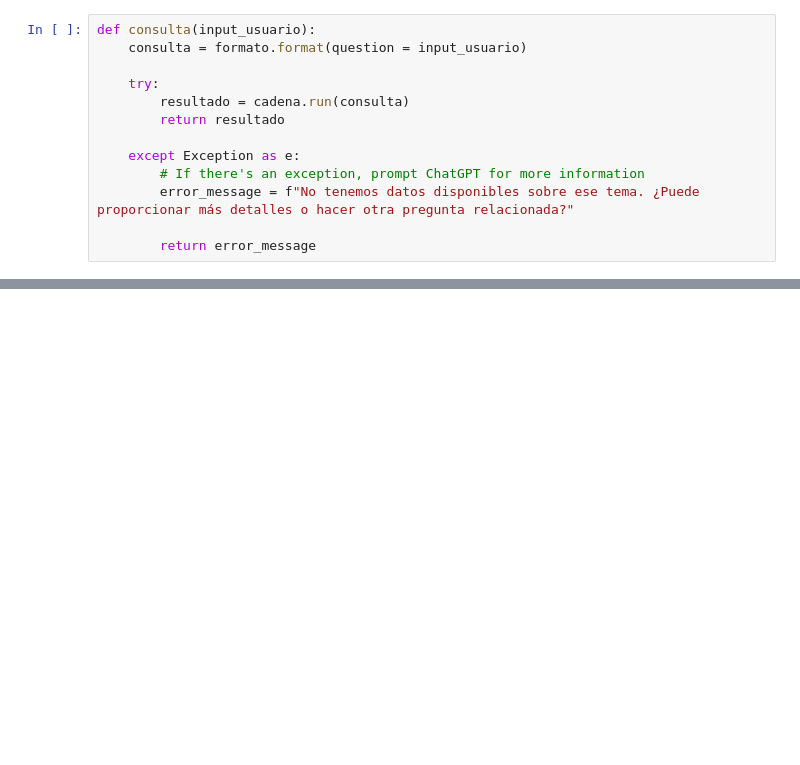
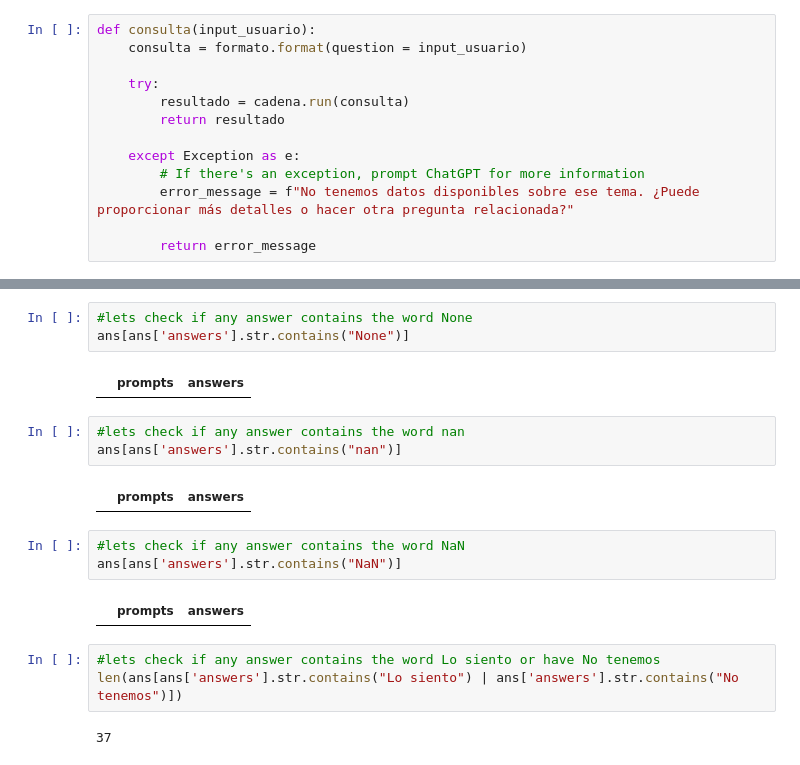
Before and after one commit to despinoza119/streamlit_deploy_app, a Jupyter notebook: testing/AgiaImpactTesting.ipynb, the cells around one changed output, grey strips where cells are left out. Drawn from its saved outputs; the diff is of its cells as text; blank space fills up the shorter version.

```diff
--- a/testing/AgiaImpactTesting.ipynb
+++ b/testing/AgiaImpactTesting.ipynb
@@ -55,0 +109,20 @@ KeyboardInterrupt:
+# %%
+#lets check if any answer contains the word None
+ans[ans['answers'].str.contains("None")]
+# %% [output]
+|  | prompts | answers |
+# %%
+#lets check if any answer contains the word nan
+ans[ans['answers'].str.contains("nan")]
+# %% [output]
+|  | prompts | answers |
+# %%
+#lets check if any answer contains the word NaN
+ans[ans['answers'].str.contains("NaN")]
+# %% [output]
+|  | prompts | answers |
+# %%
+#lets check if any answer contains the word Lo siento or have No tenemos
+len(ans[ans['answers'].str.contains("Lo siento") | ans['answers'].str.contains("No tenemos")])
+# %% [output]
+37
```
Also changed, not shown: parts of 13 cells of this notebook, 4 other files.
